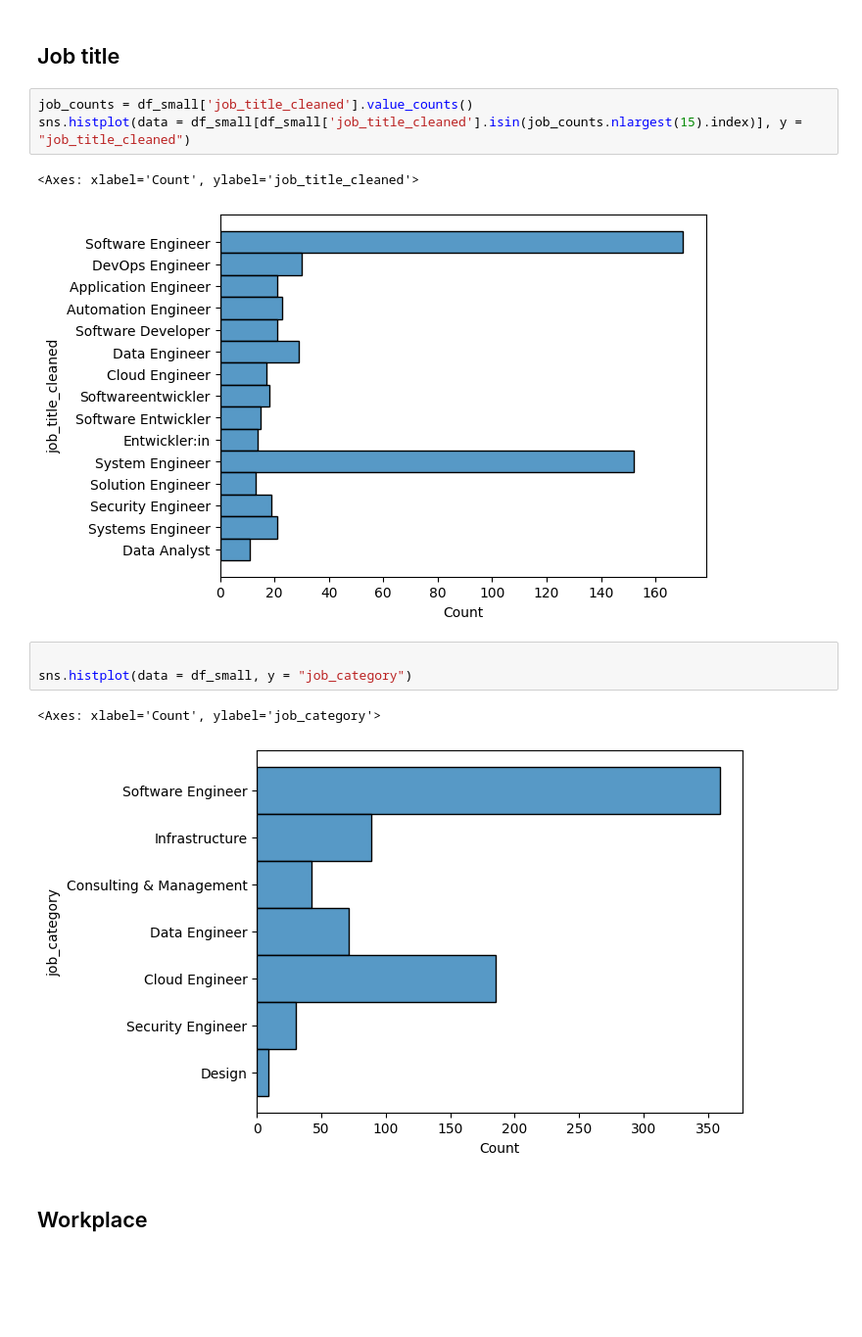
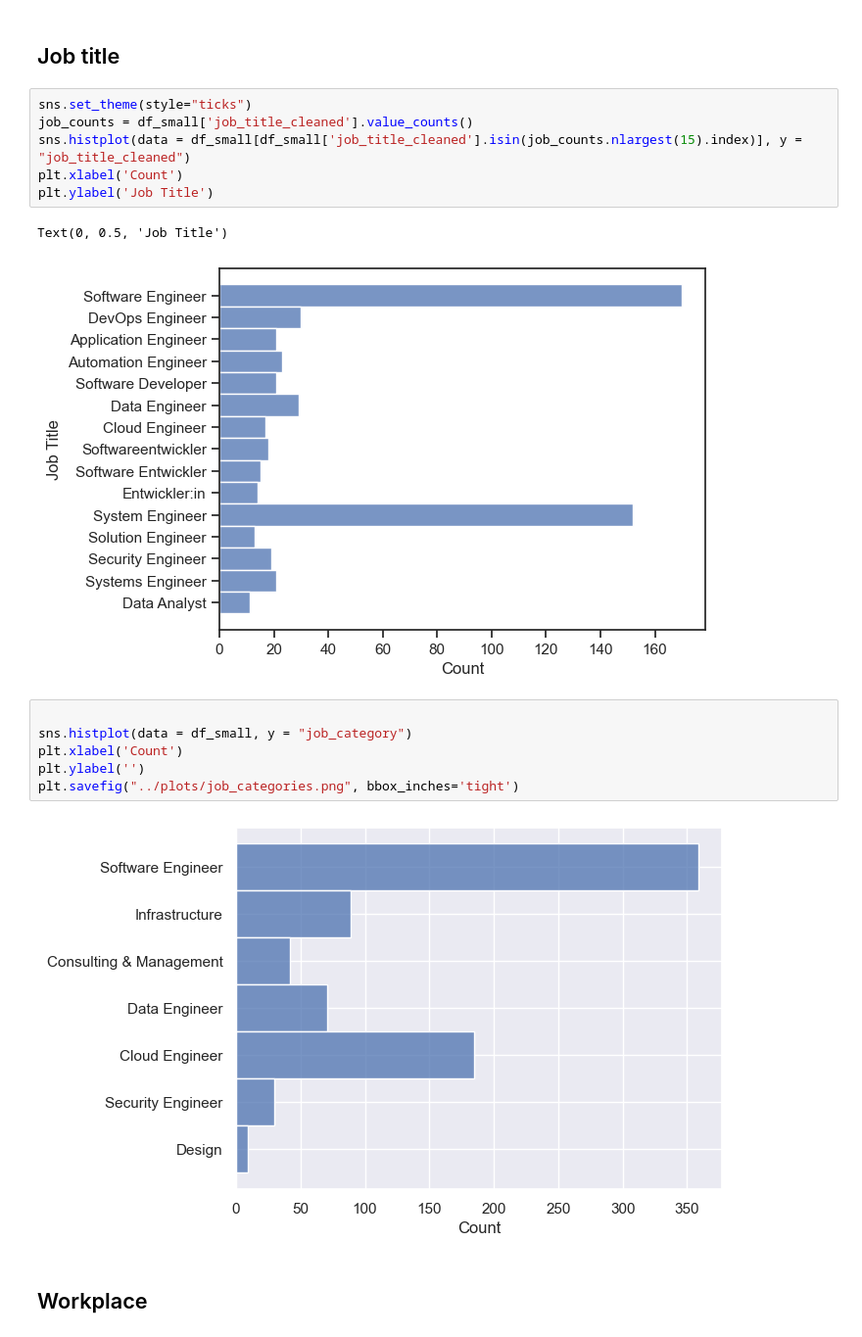
Before and after one commit to TomWartm/ITJobsCH, a Jupyter notebook: src/analysis.ipynb, the cells around one changed output. Shown at 98% size. Drawn from its saved outputs; the diff is of its cells as text; blank space fills up the shorter version.

Commit message:
update visualizations and readme

```diff
--- a/src/analysis.ipynb
+++ b/src/analysis.ipynb
@@ -156,17 +156,22 @@ memory usage: 148.0+ KB
 # %% [markdown]
 ## Job title
 # %%
+sns.set_theme(style="ticks")
 job_counts = df_small['job_title_cleaned'].value_counts()
 sns.histplot(data = df_small[df_small['job_title_cleaned'].isin(job_counts.nlargest(15).index)], y = "job_title_cleaned")
+plt.xlabel('Count')
+plt.ylabel('Job Title')
 # %% [output]
-<Axes: xlabel='Count', ylabel='job_title_cleaned'>
+Text(0, 0.5, 'Job Title')
-[figure, old version]
+[figure, new version]
 # %%
 
 sns.histplot(data = df_small, y = "job_category")
+plt.xlabel('Count')
+plt.ylabel('')
+plt.savefig("../plots/job_categories.png", bbox_inches='tight')
 # %% [output]
-<Axes: xlabel='Count', ylabel='job_category'>
-[figure, old version]
+[figure, new version]
 # %% [markdown]
 ## Workplace
 # %%
```
Also changed, not shown: parts of 13 cells of this notebook, 10 other files.
